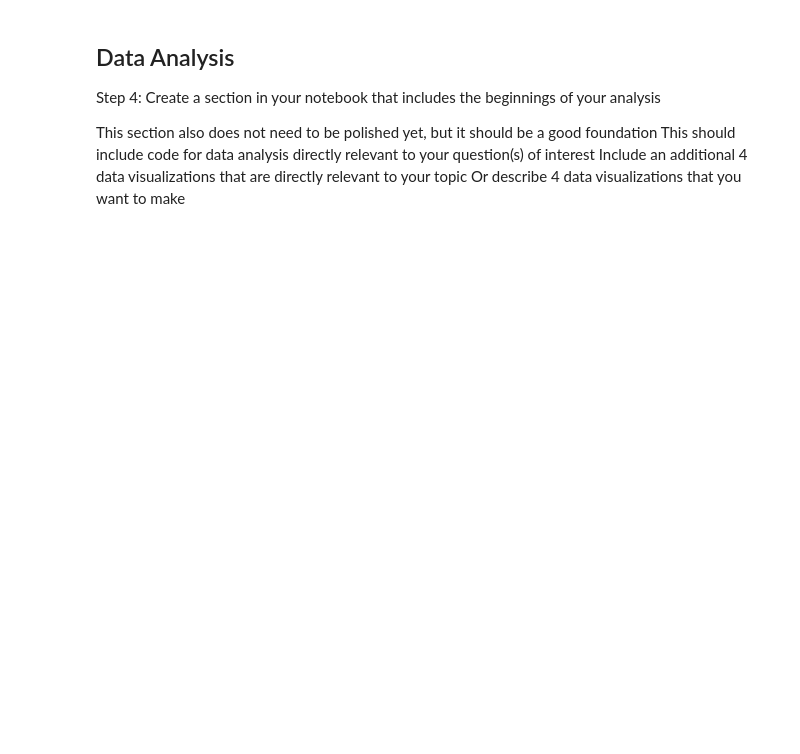
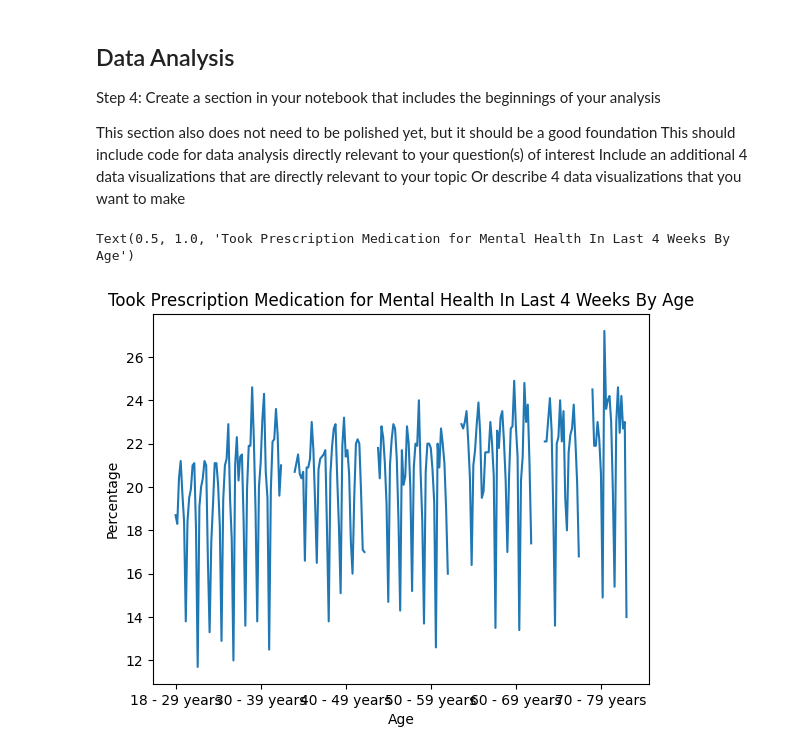
Before and after one commit to rcy-liu/DH140_FinalProject, a Jupyter notebook: Jupyter Notebook.ipynb, the cells around one changed output. Saved outputs shown, nothing was run; the diff lists cells and outputs as text; code cells hidden in the pictures; blank space fills up the shorter version.

```diff
--- a/Jupyter Notebook.ipynb
+++ b/Jupyter Notebook.ipynb
@@ -24,3 +24,11 @@ Step 3: Create another section in your notebook that explores and presents infor
 This section does not need to be polished yet, but it should be a good foundation
 This can include summary information about the data, summary statistics where appropriate, an identification of where there may be missing/incorrect/outlier data, and data preprocessing
 It should include at least 4 exploratory data visualizations
+# %%
+import requests
+import pandas as pd
+from bs4 import BeautifulSoup
+
+
+df = pd.read_csv('https://data.cdc.gov/api/views/yni7-er2q/rows.csv?accessType=DOWNLOAD')
+df.head(5)
@@ -26,0 +42,3 @@ It should include at least 4 exploratory data visualizations
+# %%
+df1 = df.drop(columns=['Quartile Range','Suppression Flag'])
+df1.head(5)
@@ -33,3 +96,17 @@ This section also does not need to be polished yet, but it should be a good foun
 This should include code for data analysis directly relevant to your question(s) of interest
 Include an additional 4 data visualizations that are directly relevant to your topic
 Or describe 4 data visualizations that you want to make
+# %%
+import matplotlib.pyplot as plt
+
+aa = df1[df1['Indicator'] == 'Took Prescription Medication for Mental Health, Last 4 Weeks']
+a = aa[df1['Group'] == 'By Age']
+
+a.plot(x = 'Subgroup', y = 'Value', legend = None)
+
+plt.xlabel("Age")
+plt.ylabel("Percentage")
+plt.title("Took Prescription Medication for Mental Health In Last 4 Weeks By Age")
+# %% [output]
+Text(0.5, 1.0, 'Took Prescription Medication for Mental Health In Last 4 Weeks By Age')
+[figure, added]
```
Also changed, not shown: parts of 9 cells of this notebook, 1 other file.
